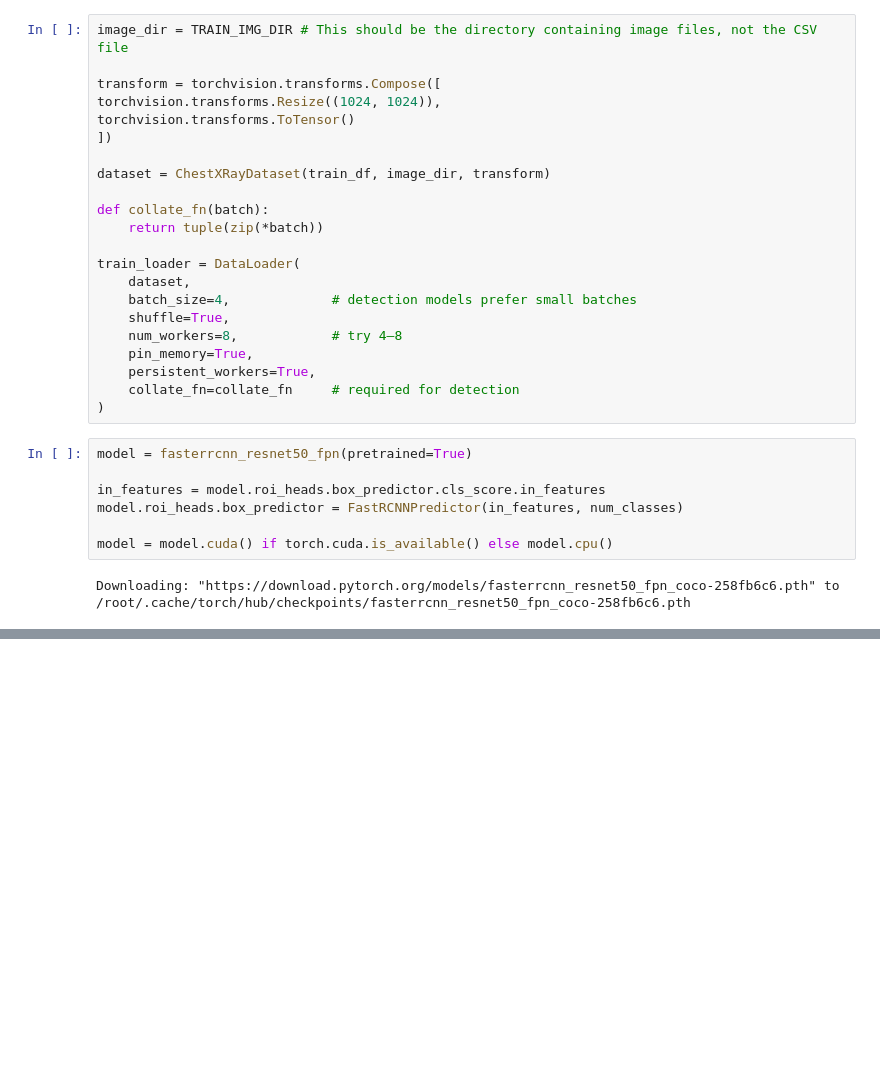
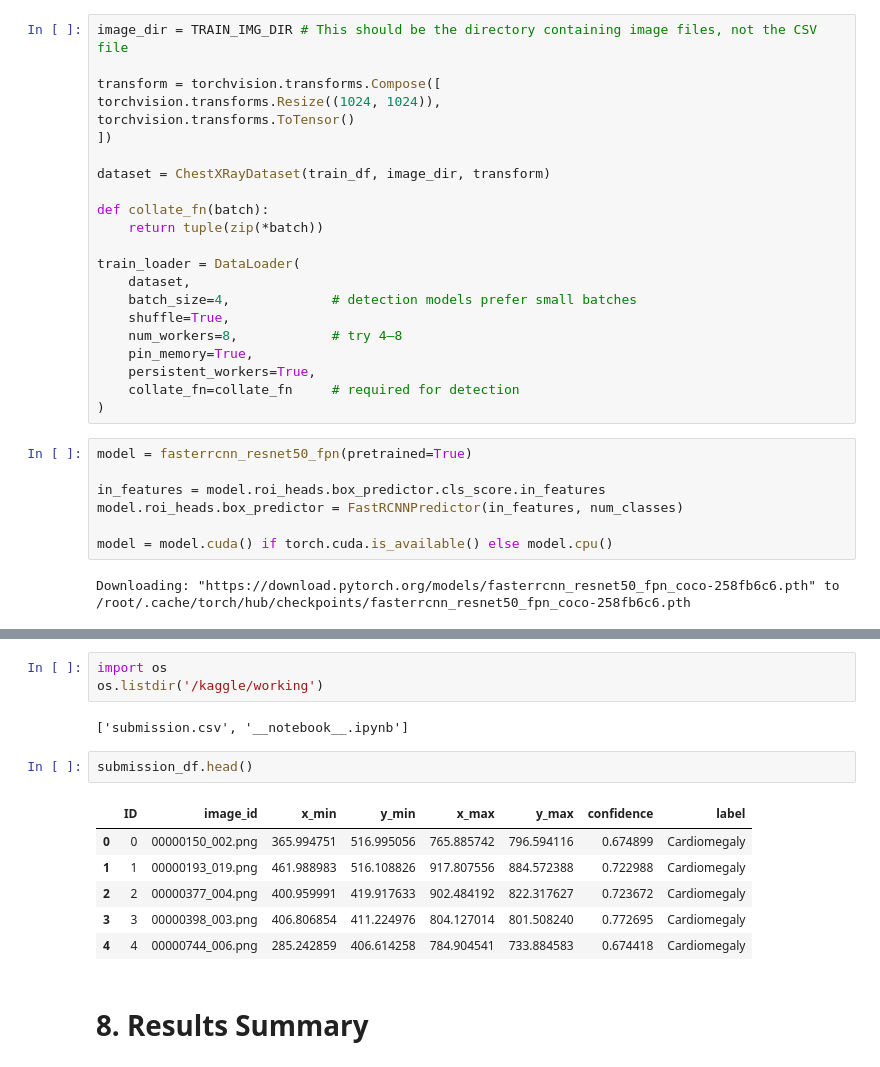
Before and after one commit to skan652/DLIA-Project-2025--Chest-X-ray-Detection-Challenge, a Jupyter notebook: DLIA.ipynb, the cells around one changed output, grey strips where cells are left out. Drawn from its saved outputs; the diff is of its cells as text; blank space fills up the shorter version.

Commit message:
Kaggle Notebook | DLIA Project 2025 | Version 3

```diff
--- a/DLIA.ipynb
+++ b/DLIA.ipynb
@@ -159,0 +438,16 @@ Epoch 2/2 | Loss: 43.0143
+# %%
+import os
+os.listdir('/kaggle/working')
+# %% [output]
+['submission.csv', '__notebook__.ipynb']
+# %%
+submission_df.head()
+# %% [output]
+|  | ID | image_id | x_min | y_min | x_max | y_max | confidence | label |
+| 0 | 0 | 00000150_002.png | 365.994751 | 516.995056 | 765.885742 | 796.594116 | 0.674899 | Cardiomegaly |
+| 1 | 1 | 00000193_019.png | 461.988983 | 516.108826 | 917.807556 | 884.572388 | 0.722988 | Cardiomegaly |
+| 2 | 2 | 00000377_004.png | 400.959991 | 419.917633 | 902.484192 | 822.317627 | 0.723672 | Cardiomegaly |
+| 3 | 3 | 00000398_003.png | 406.806854 | 411.224976 | 804.127014 | 801.508240 | 0.772695 | Cardiomegaly |
+| 4 | 4 | 00000744_006.png | 285.242859 | 406.614258 | 784.904541 | 733.884583 | 0.674418 | Cardiomegaly |
+# %% [markdown]
+# 8. Results Summary
```
Also changed, not shown: parts of 14 cells of this notebook.
